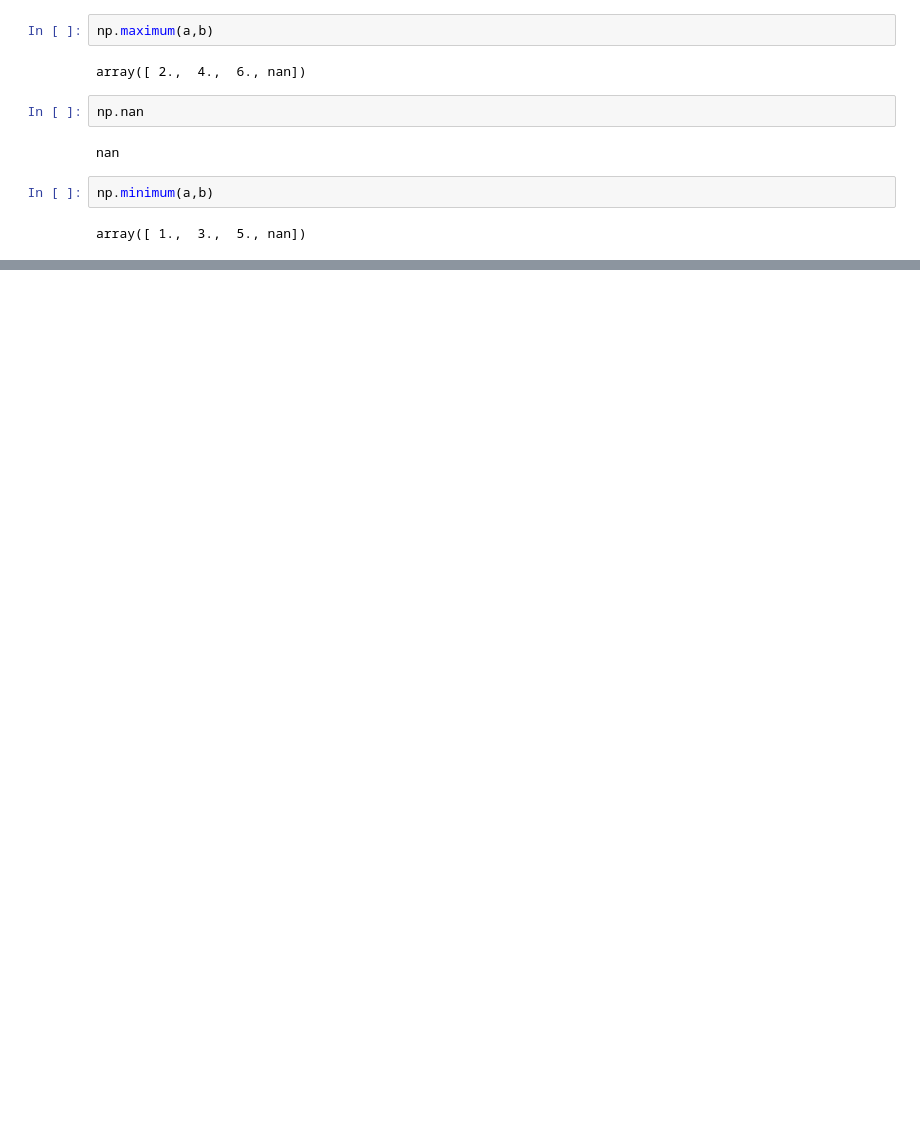
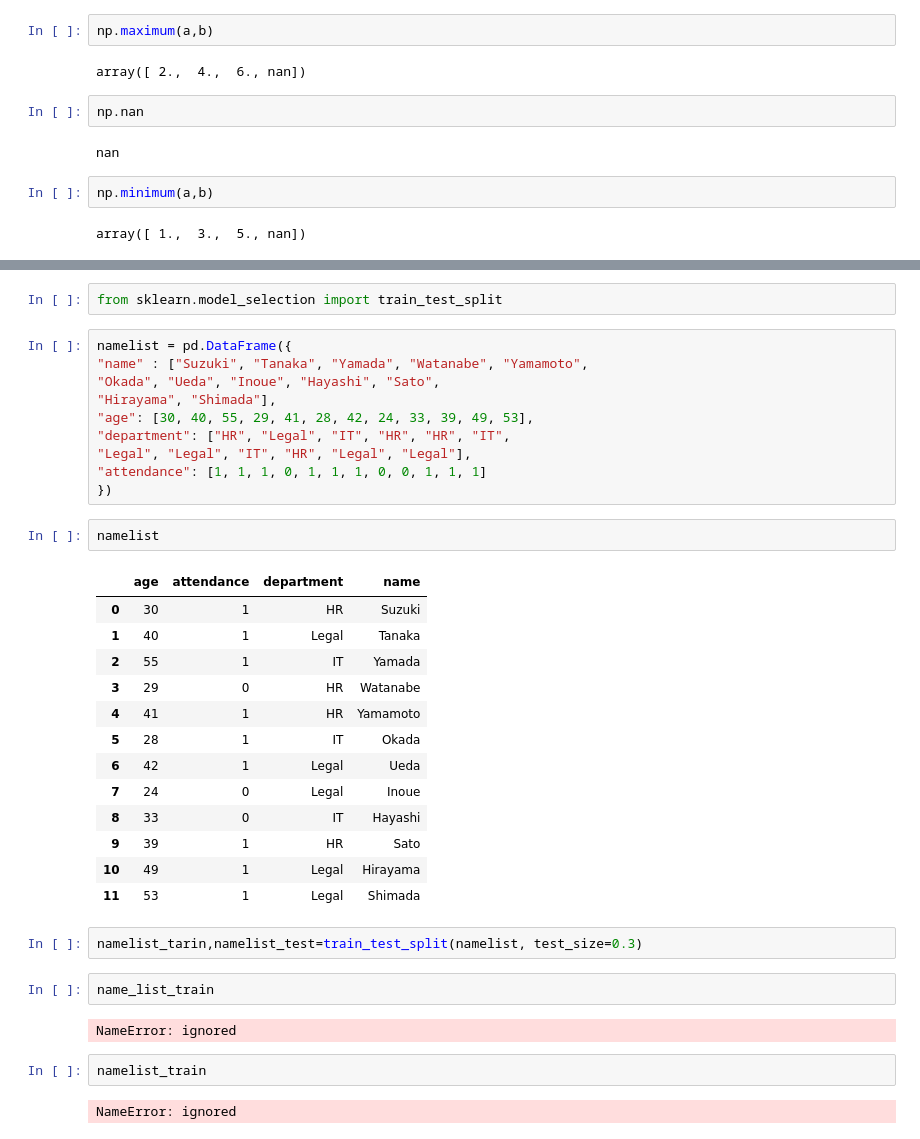
Before and after one commit to TakashiNomura/temp, a Jupyter notebook: Python_でデータサイエンス.ipynb, the cells around one changed output, grey strips where cells are left out. Cells and saved outputs as stored; diff of their text form; blank space fills up the shorter version.

```diff
--- a/Python_でデータサイエンス.ipynb
+++ b/Python_でデータサイエンス.ipynb
@@ -176,0 +437,38 @@ array([ 1.,  3.,  5., nan])
+# %%
+from sklearn.model_selection import train_test_split
+# %%
+namelist = pd.DataFrame({
+"name" : ["Suzuki", "Tanaka", "Yamada", "Watanabe", "Yamamoto",
+"Okada", "Ueda", "Inoue", "Hayashi", "Sato",
+"Hirayama", "Shimada"],
+"age": [30, 40, 55, 29, 41, 28, 42, 24, 33, 39, 49, 53],
+"department": ["HR", "Legal", "IT", "HR", "HR", "IT",
+"Legal", "Legal", "IT", "HR", "Legal", "Legal"],
+"attendance": [1, 1, 1, 0, 1, 1, 1, 0, 0, 1, 1, 1]
+})
+# %%
+namelist
+# %% [output]
+|  | age | attendance | department | name |
+| 0 | 30 | 1 | HR | Suzuki |
+| 1 | 40 | 1 | Legal | Tanaka |
+| 2 | 55 | 1 | IT | Yamada |
+| 3 | 29 | 0 | HR | Watanabe |
+| 4 | 41 | 1 | HR | Yamamoto |
+| 5 | 28 | 1 | IT | Okada |
+| 6 | 42 | 1 | Legal | Ueda |
+| 7 | 24 | 0 | Legal | Inoue |
+| 8 | 33 | 0 | IT | Hayashi |
+| 9 | 39 | 1 | HR | Sato |
+| 10 | 49 | 1 | Legal | Hirayama |
+| 11 | 53 | 1 | Legal | Shimada |
+# %%
+namelist_tarin,namelist_test=train_test_split(namelist, test_size=0.3)
+# %%
+name_list_train
+# %% [output]
+NameError: ignored
+# %%
+namelist_train
+# %% [output]
+NameError: ignored
```
Also changed, not shown: parts of 37 cells of this notebook.
